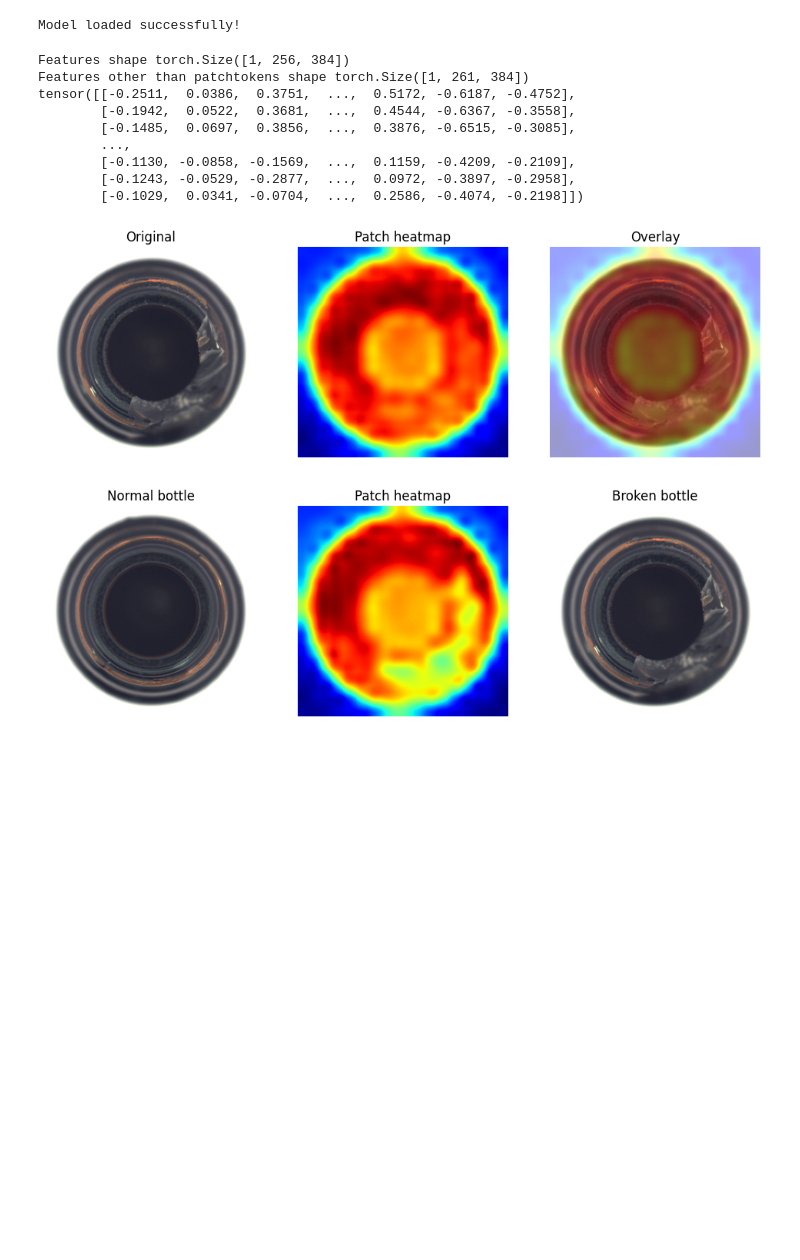
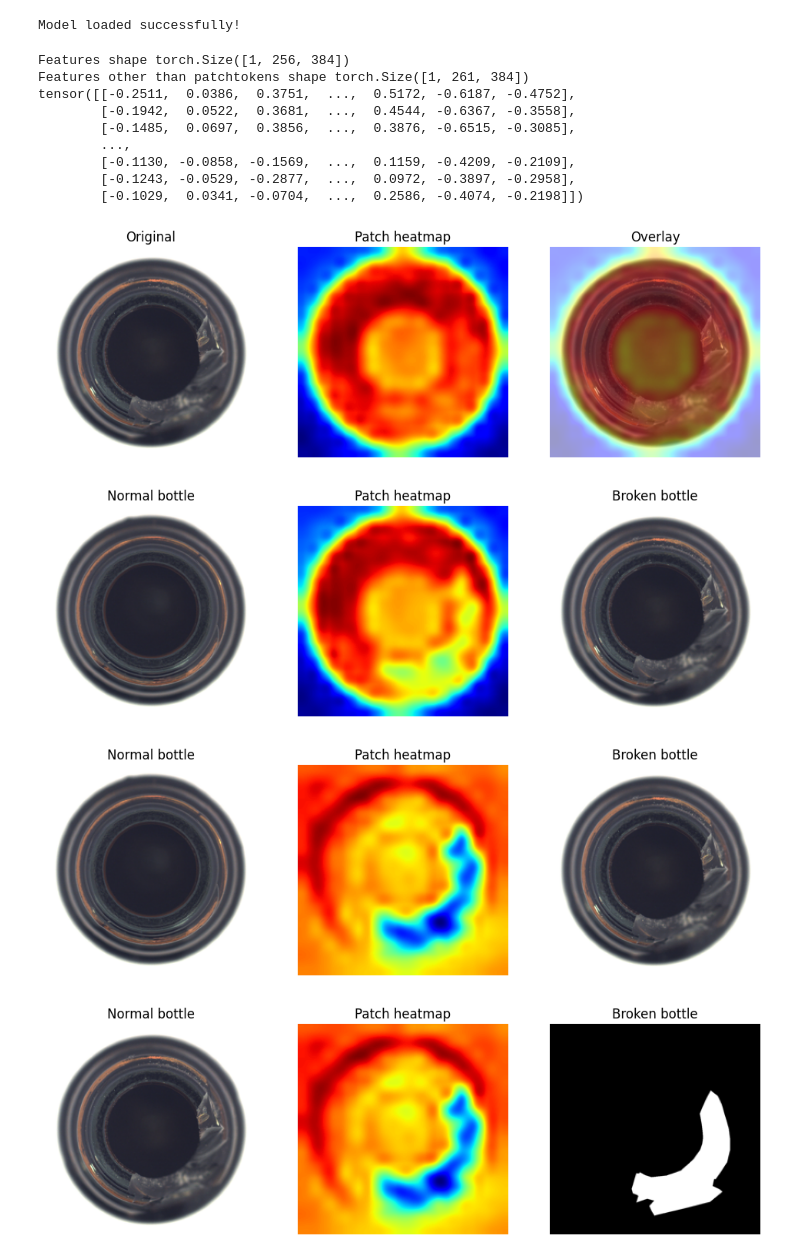
Before and after one commit to MrJuses/ZeroShot_Anomaly_Detection_using_Vision_Foundation_Models, a Jupyter notebook: DINOv3-AD/dinov3/ProjectCode/LoadingTHeModelQuestionMark.ipynb, the cells around one changed output. Cells and saved outputs as stored; diff of their text form; code cells hidden in the pictures; blank space fills up the shorter version.

Commit message:
One more visualization

```diff
--- a/DINOv3-AD/dinov3/ProjectCode/LoadingTHeModelQuestionMark.ipynb
+++ b/DINOv3-AD/dinov3/ProjectCode/LoadingTHeModelQuestionMark.ipynb
@@ -48,10 +48,13 @@ pre_process = make_transform(resize_size = 256) #Could change size if we want
 
 img_path = r".\bottle\train\good\000.png"
 img_path1 = r".\bottle\test\broken_large\000.png" #Try a broken one
+img_pathTruth = r".\bottle\ground_truth\broken_large\000_mask.png"
 image = Image.open(img_path1).convert("RGB")
 image_norm = Image.open(img_path).convert("RGB")
 image_tensor = pre_process(image).unsqueeze(0)   # Add batch dim
 image_tensor_normal = pre_process(Image.open(img_path).convert("RGB")).unsqueeze(0)
+
+image_gnd_truth =  Image.open(img_pathTruth).convert("RGB")
 
 # Assuming 'model' is your DINOv3 model already loaded
 model.eval()
@@ -139,6 +142,9 @@ image_np = np.array(image.resize((256, 256)))
 #Also, print the normal pic.
 image_norm_np = np.array(image_norm.resize((256, 256)))
 
+#Ground truth pic:
+image_gnd_truth_np = np.array(image_gnd_truth.resize((256, 256)))
+
 # 7. Apply matplotlib colormap (jet)
 colormap = plt.cm.jet
 heatmap_color = colormap(heatmap_up)[:, :, :3]  # remove alpha channel
@@ -151,30 +157,47 @@ heatmap_color2 = (heatmap_color2*255).astype(np.uint8)
 
 
 # 8. Blend heatmap + image
 overlay = (0.6 * image_np + 0.4 * heatmap_color).astype(np.uint8)
 
 # 9. Visualize
 plt.figure(figsize=(12, 4))
 plt.subplot(1, 3, 1); plt.title("Original"); plt.imshow(image_np); plt.axis("off")
 plt.subplot(1, 3, 2); plt.title("Patch heatmap"); plt.imshow(heatmap_up, cmap='jet'); plt.axis("off")
 plt.subplot(1, 3, 3); plt.title("Overlay"); plt.imshow(overlay); plt.axis("off")
 plt.show()
 
 # 10. Visulatize second pic with normal cls_tokens
 plt.figure(figsize=(12, 4))
 plt.subplot(1, 3, 1); plt.title("Normal bottle"); plt.imshow(image_norm_np); plt.axis("off")
 plt.subplot(1, 3, 2); plt.title("Patch heatmap"); plt.imshow(heatmap_up_cls_norm, cmap='jet'); plt.axis("off")
 plt.subplot(1, 3, 3); plt.title("Broken bottle"); plt.imshow(image_np); plt.axis("off")
 plt.show()
+
+
+# 11. Visulatize second pic with normal cls_tokens and difference with broken broken picture.
+plt.figure(figsize=(12, 4))
+plt.subplot(1, 3, 1); plt.title("Normal bottle"); plt.imshow(image_norm_np); plt.axis("off")
+plt.subplot(1, 3, 2); plt.title("Patch heatmap"); plt.imshow(heatmap_up_cls_norm-heatmap_up, cmap='jet'); plt.axis("off")
+plt.subplot(1, 3, 3); plt.title("Broken bottle"); plt.imshow(image_np); plt.axis("off")
+plt.show()
+
+#12. Visualize the ground truth.
+plt.figure(figsize=(12, 4))
+plt.subplot(1, 3, 1); plt.title("Normal bottle"); plt.imshow(image_np); plt.axis("off")
+plt.subplot(1, 3, 2); plt.title("Patch heatmap"); plt.imshow(heatmap_up_cls_norm-heatmap_up, cmap='jet'); plt.axis("off")
+plt.subplot(1, 3, 3); plt.title("Broken bottle"); plt.imshow(image_gnd_truth_np); plt.axis("off")
+plt.show()
 # %% [output]
 Features shape torch.Size([1, 256, 384])
 Features other than patchtokens shape torch.Size([1, 261, 384])
 tensor([[-0.2511,  0.0386,  0.3751,  ...,  0.5172, -0.6187, -0.4752],
         [-0.1942,  0.0522,  0.3681,  ...,  0.4544, -0.6367, -0.3558],
         [-0.1485,  0.0697,  0.3856,  ...,  0.3876, -0.6515, -0.3085],
         ...,
         [-0.1130, -0.0858, -0.1569,  ...,  0.1159, -0.4209, -0.2109],
         [-0.1243, -0.0529, -0.2877,  ...,  0.0972, -0.3897, -0.2958],
         [-0.1029,  0.0341, -0.0704,  ...,  0.2586, -0.4074, -0.2198]])
 [figure]
 [figure]
+[figure, added]
+[figure, added]
```
